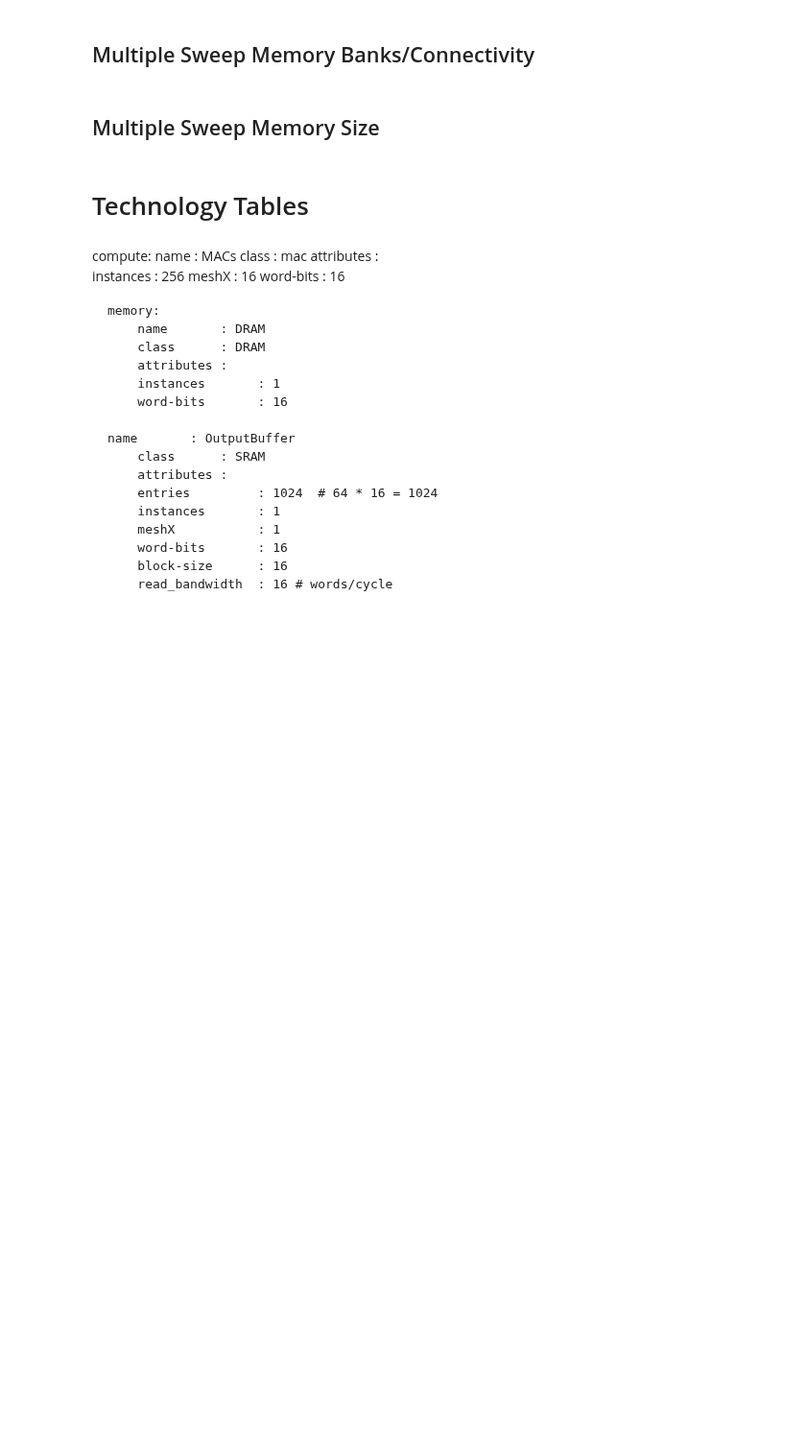
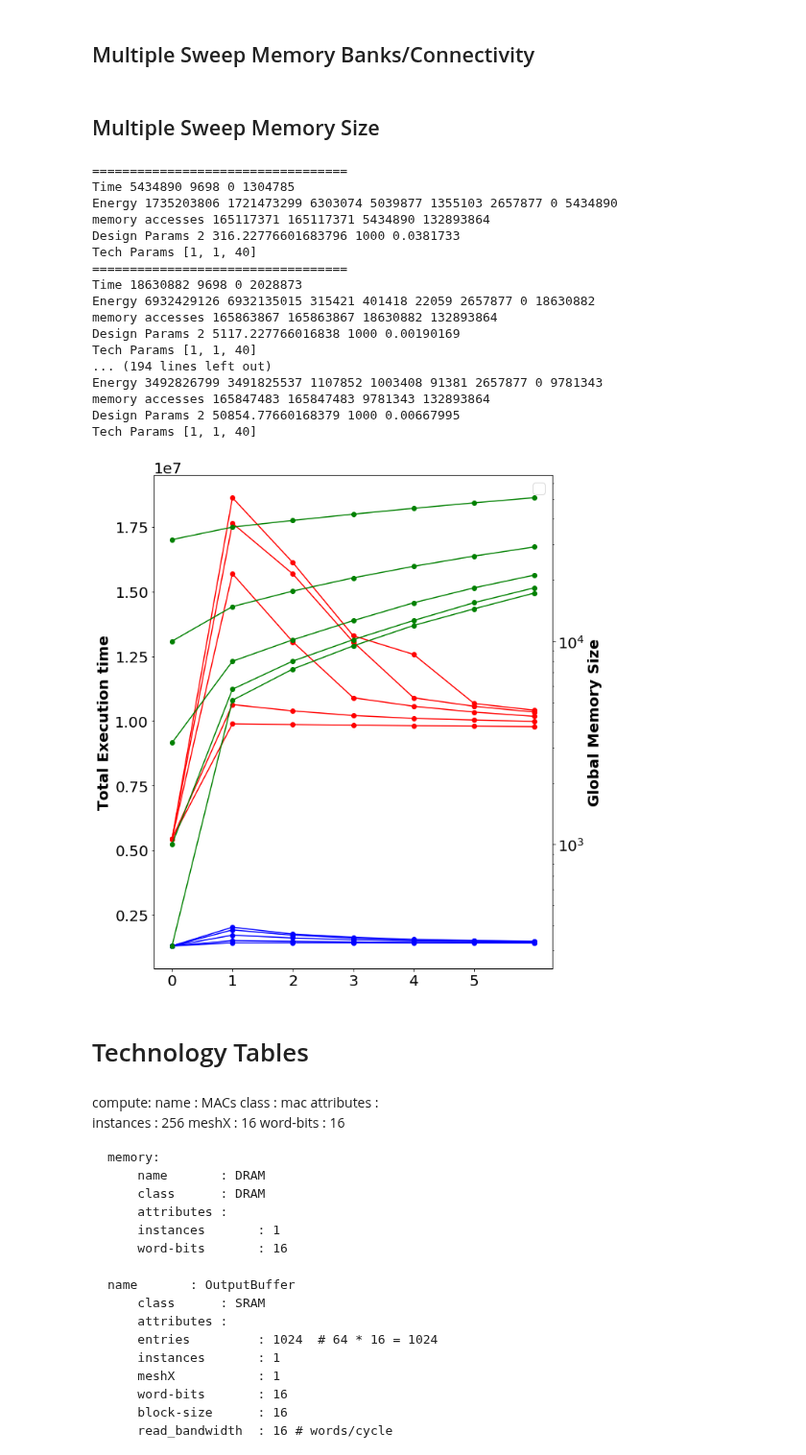
Before and after one commit to missionfission/dragon-project, a Jupyter notebook: src/XCode.ipynb, the cells around one changed output. Shown at 96% size. Cells and saved outputs as stored; diff of their text form; code cells hidden in the pictures; blank space fills up the shorter version.

```diff
--- a/src/XCode.ipynb
+++ b/src/XCode.ipynb
@@ -665,11 +645,11 @@ def runner(graph_set, scheduler):
 # %% [markdown]
 ## Plot Descent
 # %%
-scheduler = Scheduling()
-time_list, bandwidth_time_list, mem_size_idle_time_list, bank_list, mem_size_list, compute_list, tech_params = runner([vgg11_graph], scheduler)
-plot_descent(time_list, bandwidth_time_list, mem_size_idle_time_list)
-print(tech_params)
-# Plot Design Parameters change over time
-plot_design_param_change(bank_list, mem_size_list, compute_list)
-# Plot Technology Parameters change over time
-plot_tech_param_change(np.transpose(np.array(tech_params)))
+# scheduler = Scheduling()
+# time_list, bandwidth_time_list, mem_size_idle_time_list, bank_list, mem_size_list, compute_list, tech_params = runner([vgg11_graph], scheduler)
+# plot_descent(time_list, bandwidth_time_list, mem_size_idle_time_list)
+# print(tech_params)
+# # Plot Design Parameters change over time
+# plot_design_param_change(bank_list, mem_size_list, compute_list)
+# # Plot Technology Parameters change over time
+# plot_tech_param_change(np.transpose(np.array(tech_params)))
@@ -705,29 +683,48 @@ NameError: name 'Scheduling' is not defined
 # %% [markdown]
 ## Multiple Sweep Memory Size
 # %%
-# fig, ax = plt.subplots(figsize=(10, 10))
-# ax2 = ax.twinx()
-# base_dir = "figures/"
-# error_config = {"ecolor": "0.3"}
-# index = np.arange(6)
-# for i in range(5,10):
-#     scheduler = Scheduling()
-#     scheduler.config["memory"]["level0"]["size"]=10**(i/2)
-#     time_list, bandwidth_time_list,mem_size_idle_time_list, bank_list, mem_size_list, compute_list = runner([vgg11_graph],scheduler)
-#     plot_descent_multiple(ax, time_list, mem_size_idle_time_list)
-#     plot_parameter_change_multiple(ax2, mem_size_list)
+fig, ax = plt.subplots(figsize=(10, 10))
+ax2 = ax.twinx()
+base_dir = "figures/"
+error_config = {"ecolor": "0.3"}
+index = np.arange(6)
+for i in range(5,10):
+    scheduler = Scheduling()
+    scheduler.config["memory"]["level0"]["size"]=10**(i/2)
+    time_list, bandwidth_time_list,mem_size_idle_time_list, bank_list, mem_size_list, compute_list,_ = runner([vgg11_graph],scheduler)
+    plot_time_descent_multiple(ax, time_list, mem_size_idle_time_list)
+    plot_parameter_change_multiple(ax2, mem_size_list)
 
-# ax.legend(fontsize=20)
-# ax.set_xticks(index)
-# plt.xticks(rotation=80)
-# plt.rc("xtick", labelsize=20)  # fontsize of the tick labels
-# plt.rc("ytick", labelsize=20)
-# ax.set_ylabel("Grad descent time", fontsize=20, fontweight="bold")
-# ax2.set_ylabel("Grad descent parameters", fontsize=20, fontweight="bold")
-# fig.tight_layout()
-# plt.yscale("log")
-# plt.savefig(base_dir + "memory_size_multiple.png", bbox_inches="tight")
-# plt.show()
+ax.legend(fontsize=20)
+ax.set_xticks(index)
+plt.xticks(rotation=80)
+plt.rc("xtick", labelsize=20)  # fontsize of the tick labels
+plt.rc("ytick", labelsize=20)
+ax.set_ylabel("Total Execution time", fontsize=20, fontweight="bold")
+ax2.set_ylabel("Global Memory Size", fontsize=20, fontweight="bold")
+fig.tight_layout()
+plt.yscale("log")
+plt.savefig(base_dir + "memory_size_multiple.png", bbox_inches="tight")
+plt.show()
+# %% [output]
+==================================
+Time 5434890 9698 0 1304785
+Energy 1735203806 1721473299 6303074 5039877 1355103 2657877 0 5434890
+memory accesses 165117371 165117371 5434890 132893864
+Design Params 2 316.22776601683796 1000 0.0381733
+Tech Params [1, 1, 40]
+==================================
+Time 18630882 9698 0 2028873
+Energy 6932429126 6932135015 315421 401418 22059 2657877 0 18630882
+memory accesses 165863867 165863867 18630882 132893864
+Design Params 2 5117.227766016838 1000 0.00190169
+Tech Params [1, 1, 40]
+... (194 lines left out)
+Energy 3492826799 3491825537 1107852 1003408 91381 2657877 0 9781343
+memory accesses 165847483 165847483 9781343 132893864
+Design Params 2 50854.77660168379 1000 0.00667995
+Tech Params [1, 1, 40]
+[figure, added]
 # %% [markdown]
 # Technology Tables
 # %%
```
Also changed, not shown: parts of 3 cells of this notebook, 1 other file.
